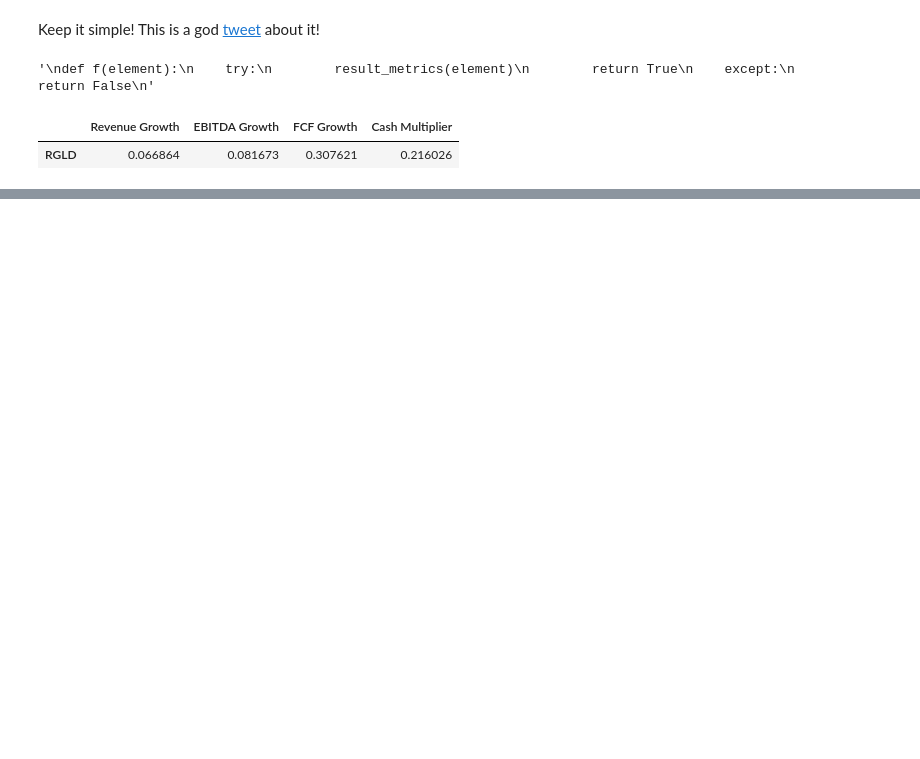
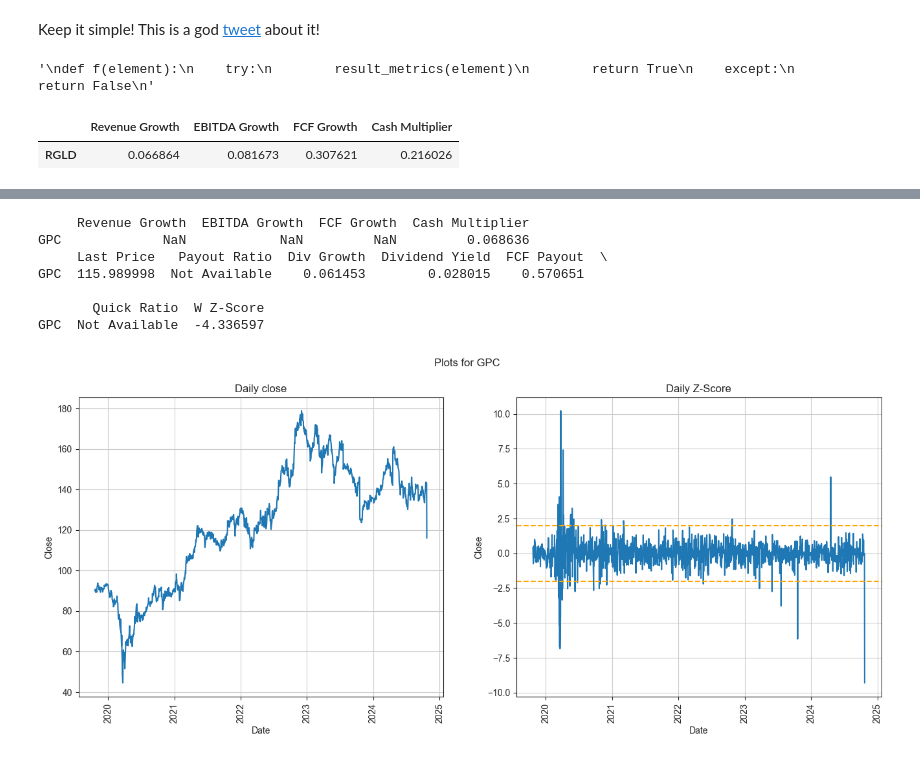
Before and after one commit to ggoni/dividend-stock-picker, a Jupyter notebook: explore-stocks.ipynb, the cells around one changed output, grey strips where cells are left out. Saved outputs shown, nothing was run; the diff lists cells and outputs as text; code cells hidden in the pictures; blank space fills up the shorter version.

```diff
--- a/explore-stocks.ipynb
+++ b/explore-stocks.ipynb
@@ -211,0 +212,11 @@ mono('ASA')
+# %%
+summary('GPC')
+# %% [output]
+     Revenue Growth  EBITDA Growth  FCF Growth  Cash Multiplier
+GPC             NaN            NaN         NaN         0.068636
+     Last Price   Payout Ratio  Div Growth  Dividend Yield  FCF Payout  \
+GPC  115.989998  Not Available    0.061453        0.028015    0.570651
+
+       Quick Ratio  W Z-Score
+GPC  Not Available  -4.336597
+[figure, added]
```
Also changed, not shown: parts of 2 cells of this notebook.
